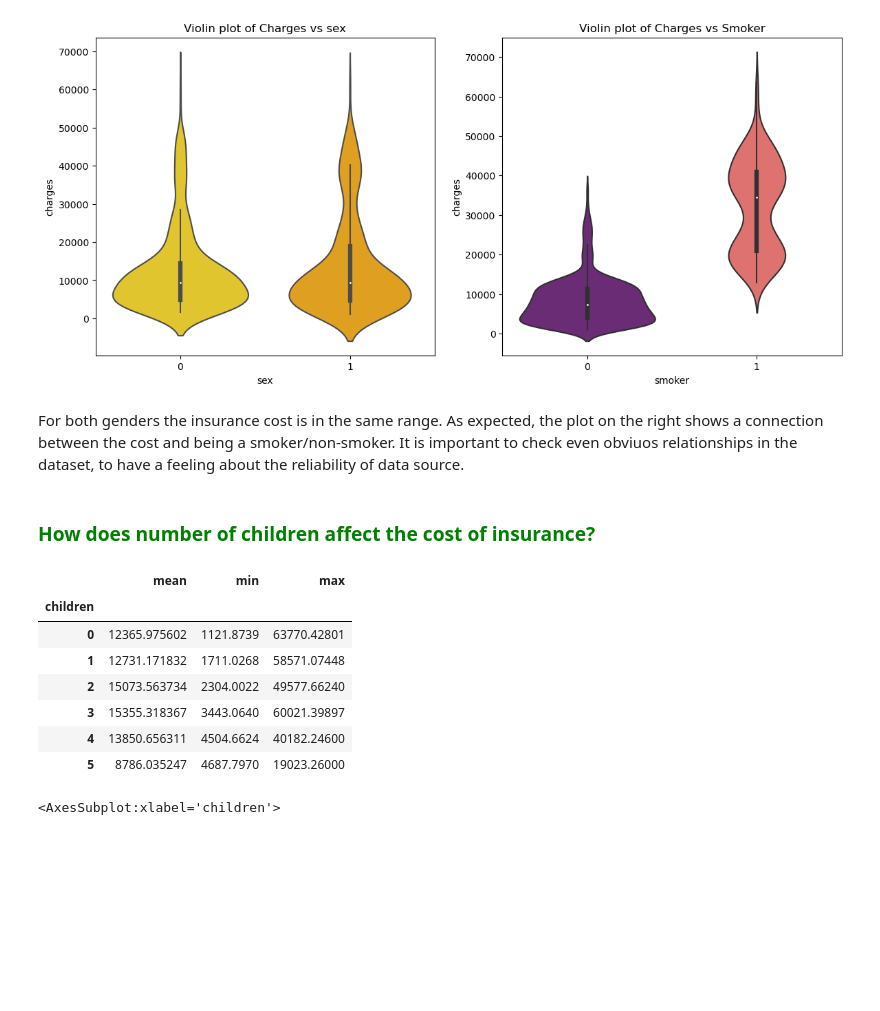
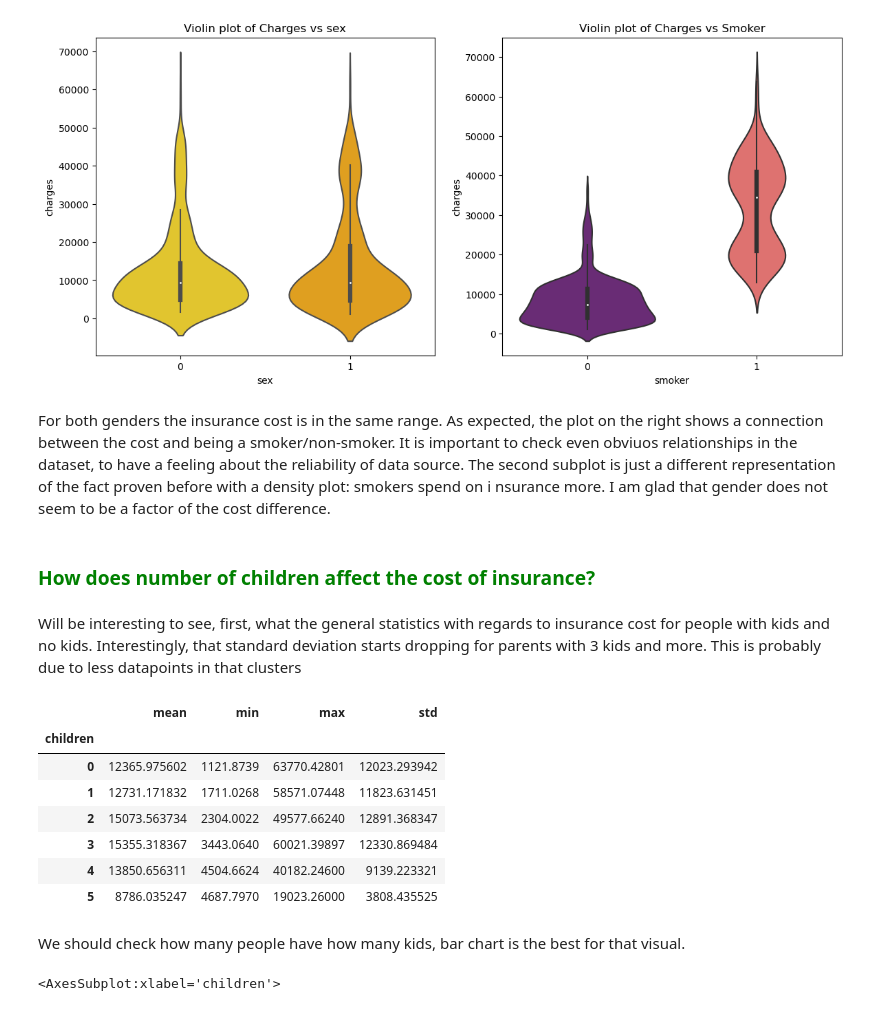
Before and after one commit to AlinaKellyly/EDA-US-insurance-cost, a Jupyter notebook: us-medical-insurance-costs.ipynb, the cells around one changed output. Cells and saved outputs as stored; diff of their text form; code cells hidden in the pictures; blank space fills up the shorter version.

```diff
--- a/us-medical-insurance-costs.ipynb
+++ b/us-medical-insurance-costs.ipynb
@@ -168,20 +178,24 @@ ax.set_title('Violin plot of Charges vs Smoker')
 Text(0.5, 1.0, 'Violin plot of Charges vs Smoker')
 [figure]
 # %% [markdown]
-For both genders the insurance cost is in the same range. As expected, the plot on the right shows a connection between the cost and being a smoker/non-smoker. It is important to check even obviuos relationships in the dataset, to have a feeling about the reliability of data source.
+For both genders the insurance cost is in the same range. As expected, the plot on the right shows a connection between the cost and being a smoker/non-smoker. It is important to check even obviuos relationships in the dataset, to have a feeling about the reliability of data source. The second subplot is just a different representation of the fact proven before with a density plot: smokers spend on i nsurance more. I am glad that gender does not seem to be a factor of the cost difference.
 # %% [markdown]
 ### <span style="color: green;">How does number of children affect the cost of insurance? <span style="color: green;">
+# %% [markdown]
+Will be interesting to see, first, what the general statistics with regards to insurance cost for people with kids and no kids. Interestingly, that standard deviation starts dropping for parents with 3 kids and more. This is probably due to less datapoints in that clusters
 # %%
-data.groupby('children').agg(['mean', 'min', 'max'])['charges']
+data.groupby('children').agg(['mean', 'min', 'max', 'std'])['charges']
 # %% [output]
-|  | mean | min | max |
-| children |  |  |  |
-| 0 | 12365.975602 | 1121.8739 | 63770.42801 |
-| 1 | 12731.171832 | 1711.0268 | 58571.07448 |
-| 2 | 15073.563734 | 2304.0022 | 49577.66240 |
-| 3 | 15355.318367 | 3443.0640 | 60021.39897 |
-| 4 | 13850.656311 | 4504.6624 | 40182.24600 |
-| 5 | 8786.035247 | 4687.7970 | 19023.26000 |
+|  | mean | min | max | std |
+| children |  |  |  |  |
+| 0 | 12365.975602 | 1121.8739 | 63770.42801 | 12023.293942 |
+| 1 | 12731.171832 | 1711.0268 | 58571.07448 | 11823.631451 |
+| 2 | 15073.563734 | 2304.0022 | 49577.66240 | 12891.368347 |
+| 3 | 15355.318367 | 3443.0640 | 60021.39897 | 12330.869484 |
+| 4 | 13850.656311 | 4504.6624 | 40182.24600 | 9139.223321 |
+| 5 | 8786.035247 | 4687.7970 | 19023.26000 | 3808.435525 |
+# %% [markdown]
+We should check how many people have how many kids, bar chart is the best for that visual.
 # %%
 data.groupby('children')['children'].count().plot.bar()
 # %% [output]
```
Also changed, not shown: parts of 31 cells of this notebook.
